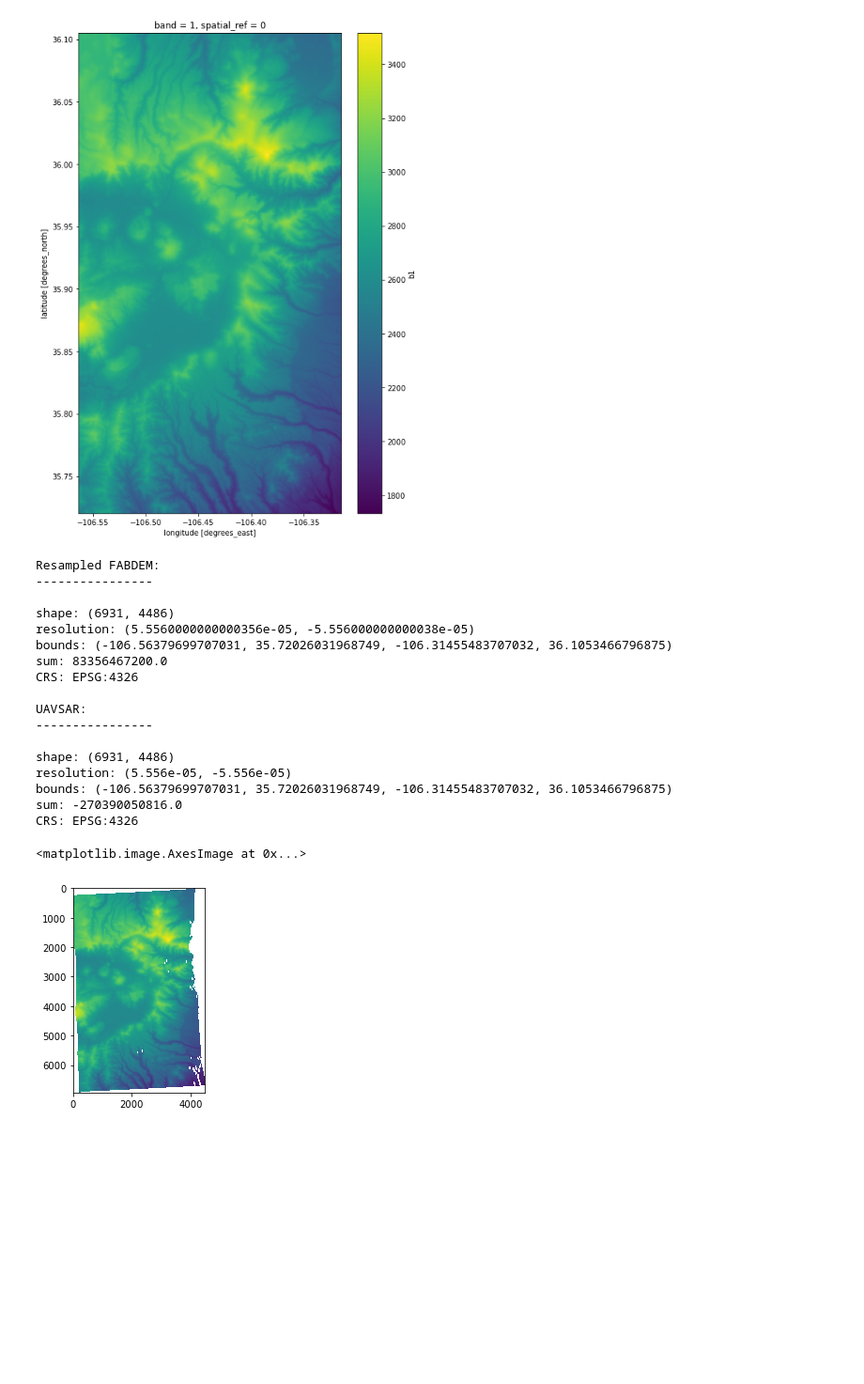
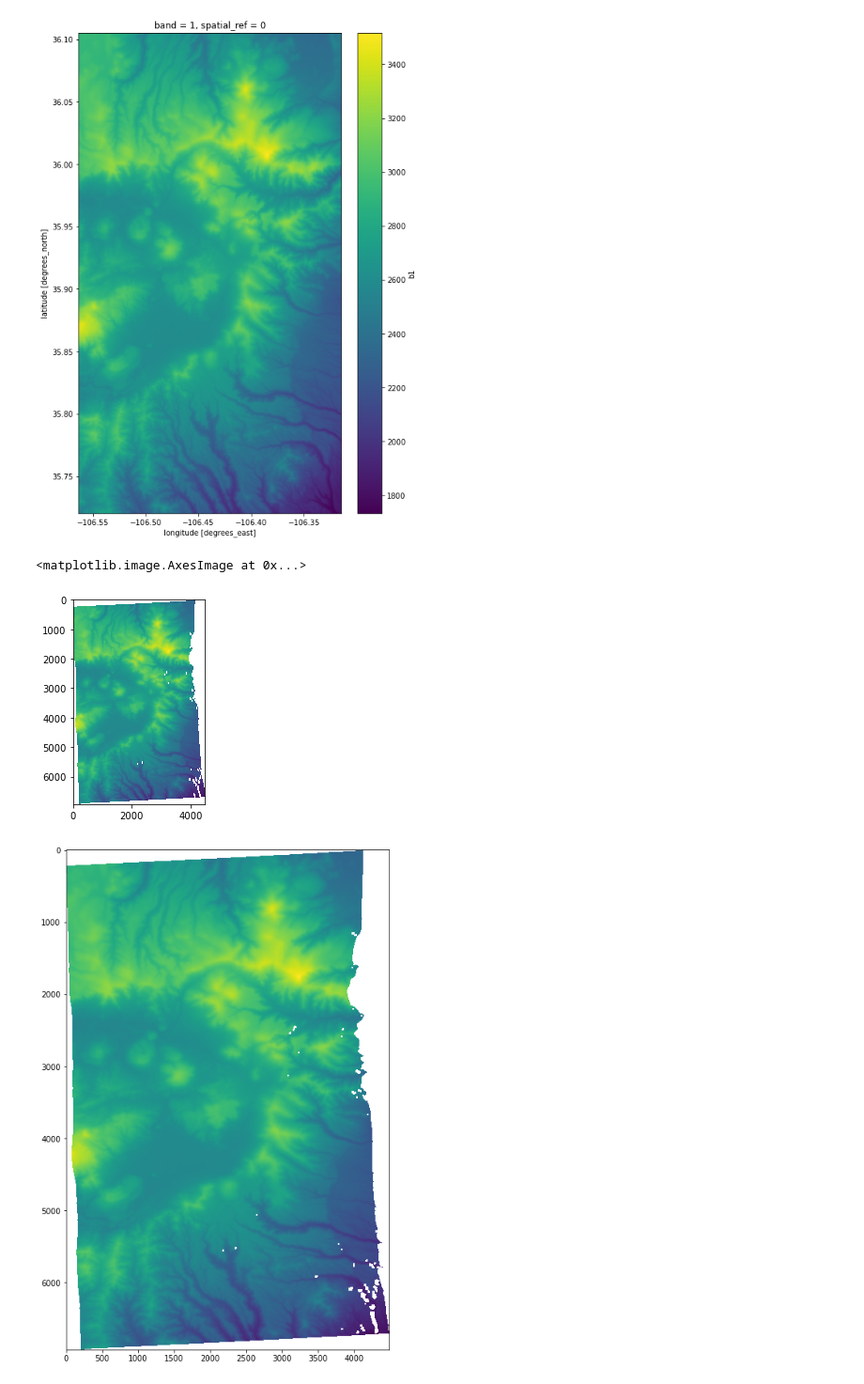
Before and after one commit to SnowEx/uavsar_snow, a Jupyter notebook: incidence_angle/fabdem_resample.ipynb, the cells around one changed output. Shown at 94% size. Saved outputs shown, nothing was run; the diff lists cells and outputs as text; code cells hidden in the pictures; blank space fills up the shorter version.

```diff
--- a/incidence_angle/fabdem_resample.ipynb
+++ b/incidence_angle/fabdem_resample.ipynb
@@ -20,5 +20,4 @@ def print_raster(raster):
 # %%
 # import dem from the geolocation function
 uavsar_dem_raw =rxr.open_rasterio('/Users/jacktarricone/ch1_jemez_data/new_py_inc/lkv.z.tif')
-uavsar_dem = uavsar_dem_raw.where(uavsar_dem != 0)
-uavsar_dem.spatial_ref
+uavsar_dem = uavsar_dem_raw.where(uavsar_dem_raw != 0) # 0 to np.nan
@@ -129,26 +92,3 @@ fabdem_resamp.plot()
 plt.draw()
 # %% [output]
 [figure]
-# %%
-print("Resampled FABDEM:\n----------------\n")
-print_raster(fabdem_resamp)
-print("UAVSAR:\n----------------\n")
-print_raster(uavsar_dem)
-# %% [output]
-Resampled FABDEM:
-----------------
-
-shape: (6931, 4486)
-resolution: (5.5560000000000356e-05, -5.556000000000038e-05)
-bounds: (-106.56379699707031, 35.72026031968749, -106.31455483707032, 36.1053466796875)
-sum: 83356467200.0
-CRS: EPSG:4326
-
-UAVSAR:
-----------------
-
-shape: (6931, 4486)
-resolution: (5.556e-05, -5.556e-05)
-bounds: (-106.56379699707031, 35.72026031968749, -106.31455483707032, 36.1053466796875)
-sum: -270390050816.0
-CRS: EPSG:4326
@@ -159,5 +95,12 @@ fabdem_resamp.data[np.isnan(uavsar_dem.data)] = np.nan
-# %%
-plt.imshow(fabdem_resamp.data[0])
-# %% [output]
-<matplotlib.image.AxesImage at 0x...>
-[figure, removed]
+# %%
+# mask fabdem by NaNs in uavsar dem, convert to np.array
+fabdem_resamp.data[np.isnan(uavsar_dem.data)] = np.nan
+fabdem_final = fabdem_resamp.data[0]
+# %%
+# test plot
+fig, axes = plt.subplots(1, figsize=(8,12))
+plt.imshow(fabdem_final)
+# %% [output]
+<matplotlib.image.AxesImage at 0x...>
+[figure, added]
+[figure, added]
```
Also changed, not shown: parts of 12 cells of this notebook.
